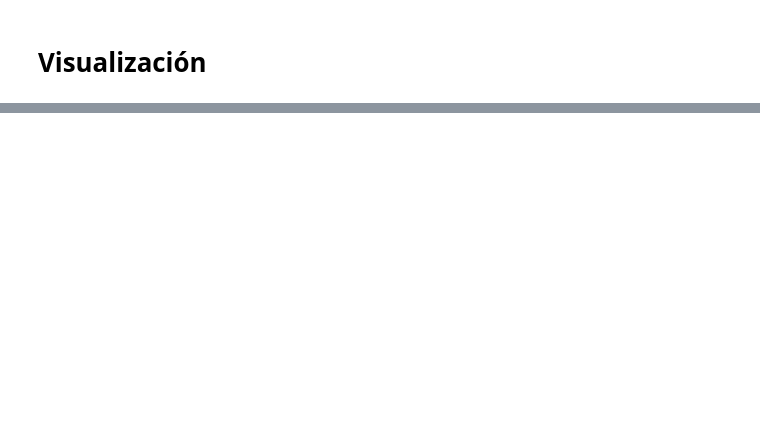
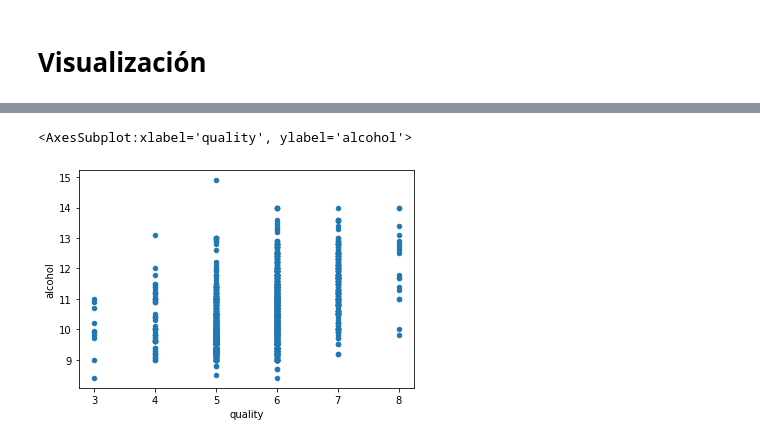
Before and after one commit to luiggix/Python_cero_a_experto, a Jupyter notebook: 05_Analisis_de_Datos.ipynb, the cells around one changed output, grey strips where cells are left out. Cells and saved outputs as stored; diff of their text form; code cells hidden in the pictures; blank space fills up the shorter version.

```diff
--- a/05_Analisis_de_Datos.ipynb
+++ b/05_Analisis_de_Datos.ipynb
@@ -445,4 +1184,7 @@ nfl_frame.iloc[:,6].plot(ax=axes[1, 1])
 # %%
-dframe_wine.plot()#kind='scatter',x='quality',y='alcohol')
+dframe_wine.plot(kind='scatter',x='quality',y='alcohol')
+# %% [output]
+<AxesSubplot:xlabel='quality', ylabel='alcohol'>
+[figure, added]
 # %%
 dframe_wine.plot(kind='scatter',x='quality',y='alcohol')
```
Also changed, not shown: parts of 120 cells of this notebook, 6 other files.
